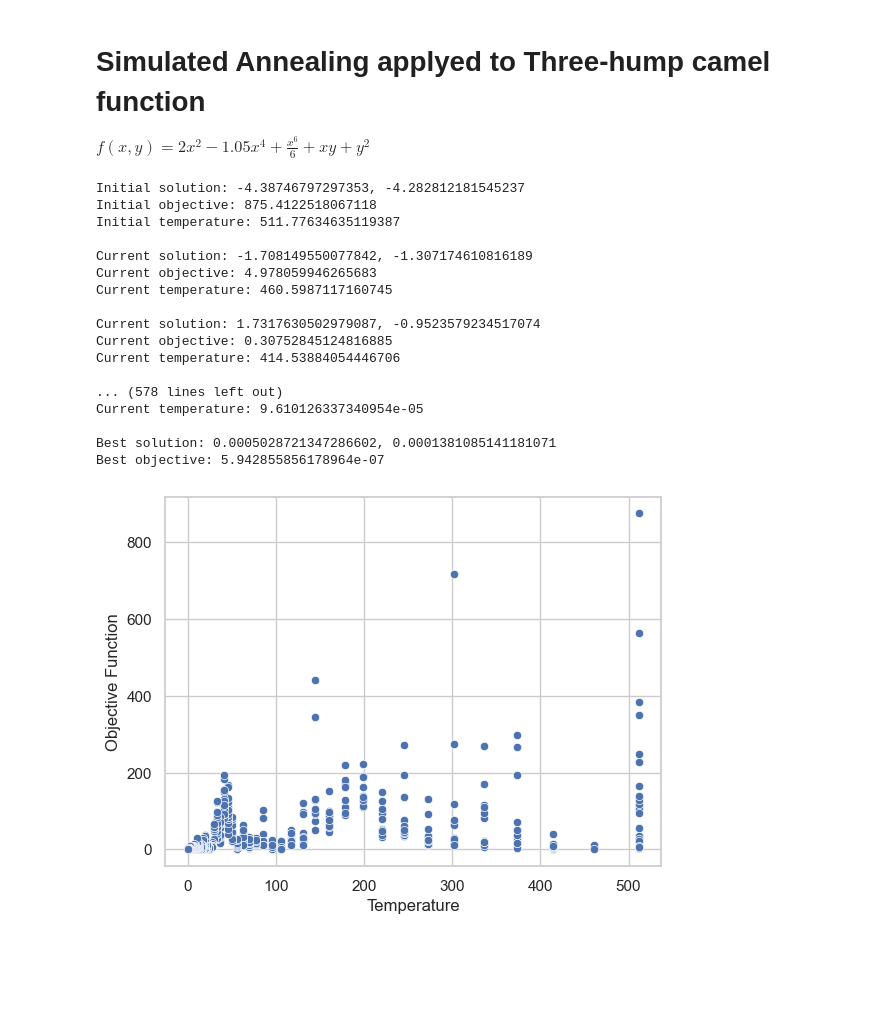
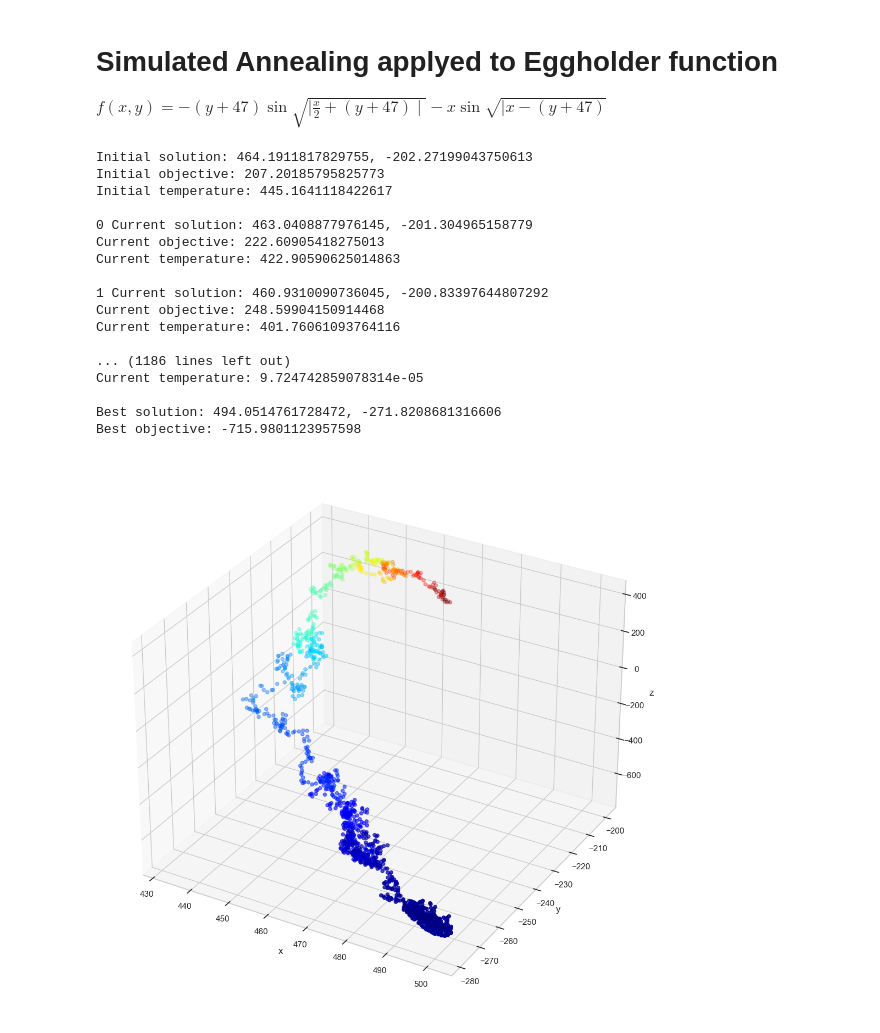
Before and after one commit to rafaelPassarinho/metaheuristcs, a Jupyter notebook: simulated-annealing.ipynb, the cells around one changed output. Saved outputs shown, nothing was run; the diff lists cells and outputs as text; code cells hidden in the pictures; blank space fills up the shorter version.

```diff
--- a/simulated-annealing.ipynb
+++ b/simulated-annealing.ipynb
@@ -1,8 +1,8 @@
 # %% [markdown]
-# Simulated Annealing applyed to Three-hump camel function
+# Simulated Annealing applyed to Eggholder function
 
 $
-f(x,y) = 2x^2 - 1.05x^4 + \frac{x^6}{6} + xy + y^2
+f(x,y) = -(y+47)\sin\sqrt{\mid \frac{x}{2}+(y+47)\mid}-x\sin\sqrt{\mid x-(y+47)}
 $
 # %%
 import math
@@ -11,11 +11,14 @@ import numpy as np
 
 # Define the initial solution
 def initial_solution():
-    return [random.uniform(-5, 5) for _ in range(2)]
+    return [random.uniform(-512, 512) for _ in range(2)]
 
 # Define the objective function
 def objective_function(x, y):
-    return 2*x**2 - 1.05*x**4 + x**6/6 + x*y + y**2
+    a = math.sqrt(abs(x/2 + (y+47)))
+    b = math.sqrt(abs(x - (y+47)))
+    c = -(y + 47) * math.sin(a) - x * math.sin(b)
+    return c
 
 # Define the initial temperature
 def initial_temperature(acceptance_probability):
@@ -58,6 +61,8 @@ y.append(current_solution[1])
 z.append(current_objective)
 temp_list.append(temp)
 print(f'Initial solution: {current_solution[0]}, {current_solution[1]}\nInitial objective: {current_objective}\nInitial temperature: {temp}\n')
+i = 0
+
 while temp >= min_temp:
     while pertubations_accepted < 25:
         disturbance = [random.uniform(-1, 1) for _ in range(2)]
@@ -83,48 +88,49 @@ while temp >= min_temp:
                 current_objective = new_objective
                 pertubations_accepted += 1
                 x.append(current_solution[0])
                 y.append(current_solution[1])
                 z.append(current_objective)
                 temp_list.append(temp)
 
-    temp = cooling_schedule(temp, 0.9)
+    temp = cooling_schedule(temp, 0.95)
     pertubations_accepted = 0
-    print(f'Current solution: {current_solution[0]}, {current_solution[1]}\nCurrent objective: {current_objective}\nCurrent temperature: {temp}\n')
+    print(f'{i} Current solution: {current_solution[0]}, {current_solution[1]}\nCurrent objective: {current_objective}\nCurrent temperature: {temp}\n')
+    i += 1
 
 print(f'Best solution: {best_solution[0]}, {best_solution[1]}\nBest objective: {best_objective}')
-'''fig = plt.figure(figsize=(10, 10))
+fig = plt.figure(figsize=(10, 10))
 ax = Axes3D(fig, auto_add_to_figure=False)
 fig.add_axes(ax)
 
 cmap = cm.get_cmap('jet')
 
 ax.scatter(x, y, z, c=temp_list, cmap=cmap)
 ax.set_xlabel('x')
 ax.set_ylabel('y')
 ax.set_zlabel('z')
 plt.show()
-plt.savefig('simulated-annealing.png')'''
+plt.savefig('simulated-annealing.png')
 sns.set_theme(style="whitegrid")
 ax = sns.scatterplot(x=temp_list, y=z)
 ax.set_xlabel('Temperature')
 ax.set_ylabel('Objective Function')
 plt.savefig('simulated-annealing1.png')
 # %% [output]
-Initial solution: -4.38746797297353, -4.282812181545237
-Initial objective: 875.4122518067118
-Initial temperature: 511.77634635119387
+Initial solution: 464.1911817829755, -202.27199043750613
+Initial objective: 207.20185795825773
+Initial temperature: 445.1641118422617
 
-Current solution: -1.708149550077842, -1.307174610816189
-Current objective: 4.978059946265683
-Current temperature: 460.5987117160745
+0 Current solution: 463.0408877976145, -201.304965158779
+Current objective: 222.60905418275013
+Current temperature: 422.90590625014863
 
-Current solution: 1.7317630502979087, -0.9523579234517074
-Current objective: 0.30752845124816885
-Current temperature: 414.53884054446706
+1 Current solution: 460.9310090736045, -200.83397644807292
+Current objective: 248.59904150914468
+Current temperature: 401.76061093764116
 
-... (578 lines left out)
-Current temperature: 9.610126337340954e-05
+... (1186 lines left out)
+Current temperature: 9.724742859078314e-05
 
-Best solution: 0.0005028721347286602, 0.0001381085141181071
-Best objective: 5.942855856178964e-07
+Best solution: 494.0514761728472, -271.8208681316606
+Best objective: -715.9801123957598
-[figure, old version]
+[figure, new version]
```
Also changed, not shown: parts of 1 cell of this notebook.
